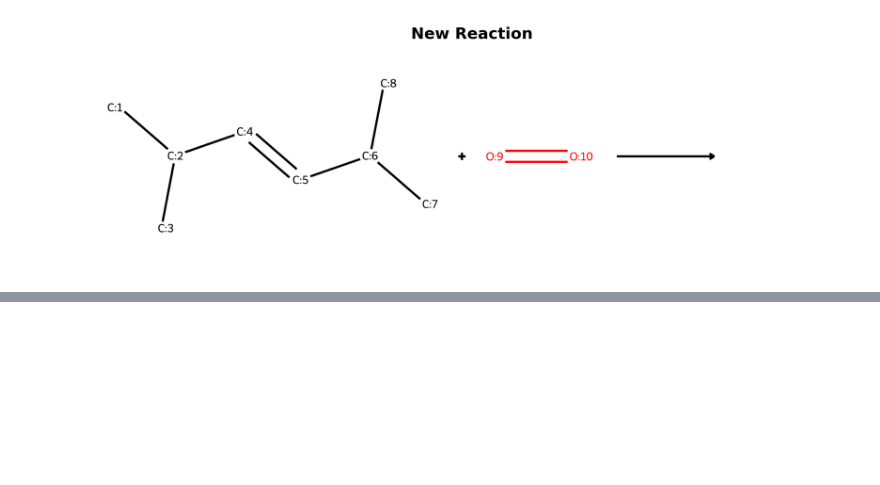
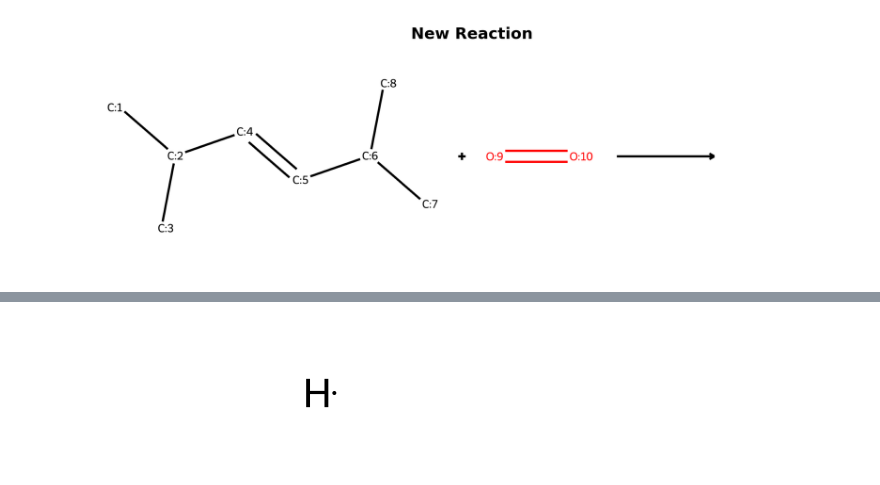
Before and after one commit to TieuLongPhan/SynRBL, a Jupyter notebook: Pipeline/Validation/check_rule_based.ipynb, the cells around one changed output, grey strips where cells are left out. Saved outputs shown, nothing was run; the diff lists cells and outputs as text; code cells hidden in the pictures; blank space fills up the shorter version.

```diff
--- a/Pipeline/Validation/check_rule_based.ipynb
+++ b/Pipeline/Validation/check_rule_based.ipynb
@@ -634,3 +634,7 @@ vis = ReactionVisualizer()
 vis.plot_reactions(bug[0], 'reactions', 'reactions')
 # %% [output]
 [figure]
+# %%
+from rdkit import Chem
+Chem.MolFromSmiles('[H]')
+# %% [output]
@@ -636,0 +642 @@ vis.plot_reactions(bug[0], 'reactions', 'reactions')
+[figure, added]
```
Also changed, not shown: parts of 4 cells of this notebook, 6 other files.
